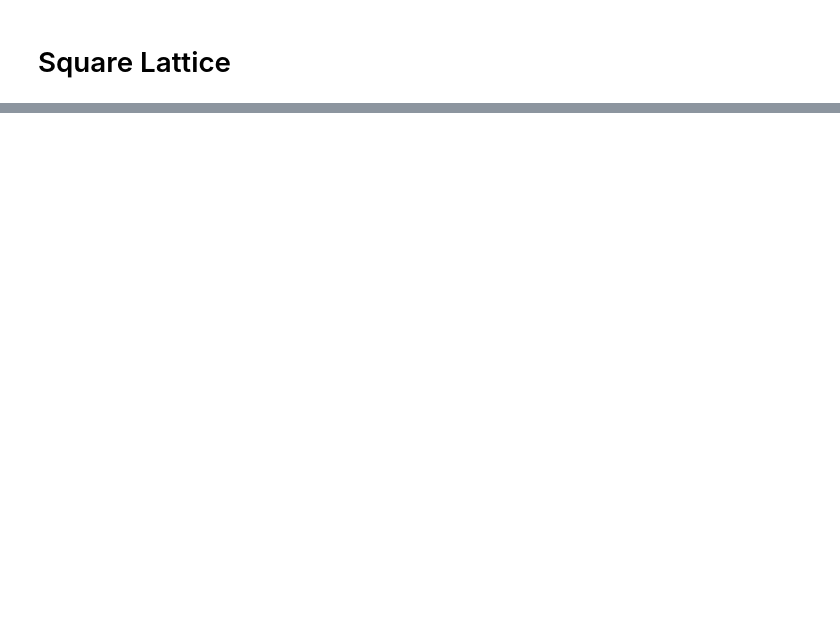
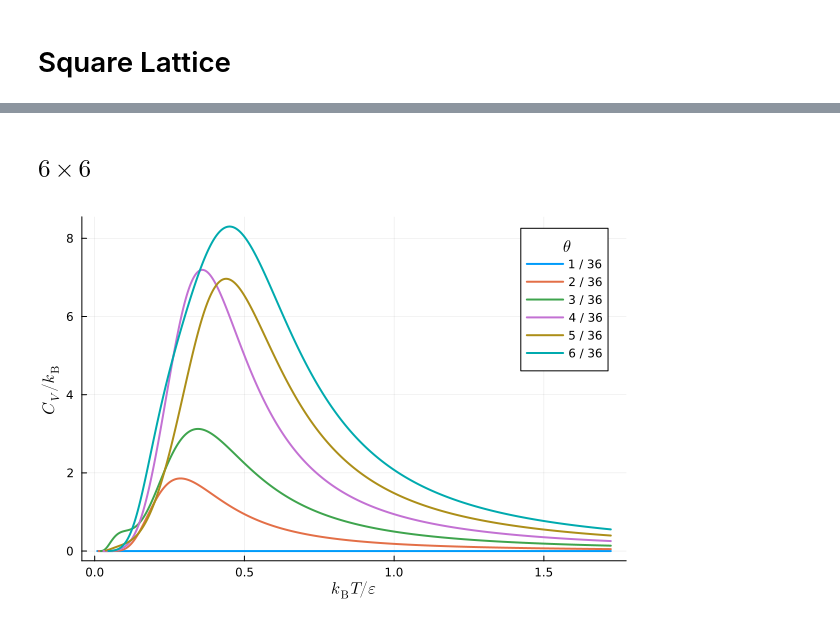
Before and after one commit to wexlergroup/FreeBird.jl, a Jupyter notebook: scripts/square-lattice.ipynb, the cells around one changed output, grey strips where cells are left out. Cells and saved outputs as stored; diff of their text form; code cells hidden in the pictures; blank space fills up the shorter version.

```diff
--- a/scripts/square-lattice.ipynb
+++ b/scripts/square-lattice.ipynb
@@ -78,0 +143,37 @@ plot(Ts, cvs, label="Heat capacity", xlabel="Temperature (K)", ylabel="Heat capa
+# %% [markdown]
+## $6 \times 6$
+# %%
+# Define the properties of the lattice system
+L = 6
+M = 6
+
+plot()
+
+# Loop over different numbers of occupied sites
+for N in 1:6
+
+    # Enumerate all possible configurations of the lattice gas and calculate the energy of each configuration
+    energies, configurations = AbstractWalkers.exact_enumeration(L, M, N, lattice_type, lg)
+
+    # Calculate the constant-volume heat capacity of the lattice gas
+    Ts = collect(1.0:0.1:200.0)  # K
+    βs = 1 ./ (kB * Ts)  # 1/eV
+    ωis = ones(length(energies))
+
+    Eis = zeros(length(energies))
+    for i in 1:length(energies)
+        Eis[i] = ustrip(energies[i])
+    end
+
+    dof = 0
+
+    Cv = [cv(β, ωis, Eis, dof) / kB for β in βs]  # kB
+
+    # Plot the constant-volume heat capacity of the lattice gas
+    Trs = kB * Ts / ustrip(-nn_interaction_energy)
+    plot!(Trs, Cv, xlabel="\$ k_{\\mathrm{B}} T / ε \$", ylabel="\$ C_V / k_{\\mathrm{B}} \$", linewidth=2, size=(600, 400), label="$(N) / $(L * M)", legendtitle="\$ \\theta \$")
+end
+
+display(plot!())
+# %% [output]
+[figure, added]
```
Also changed, not shown: parts of 11 cells of this notebook.
